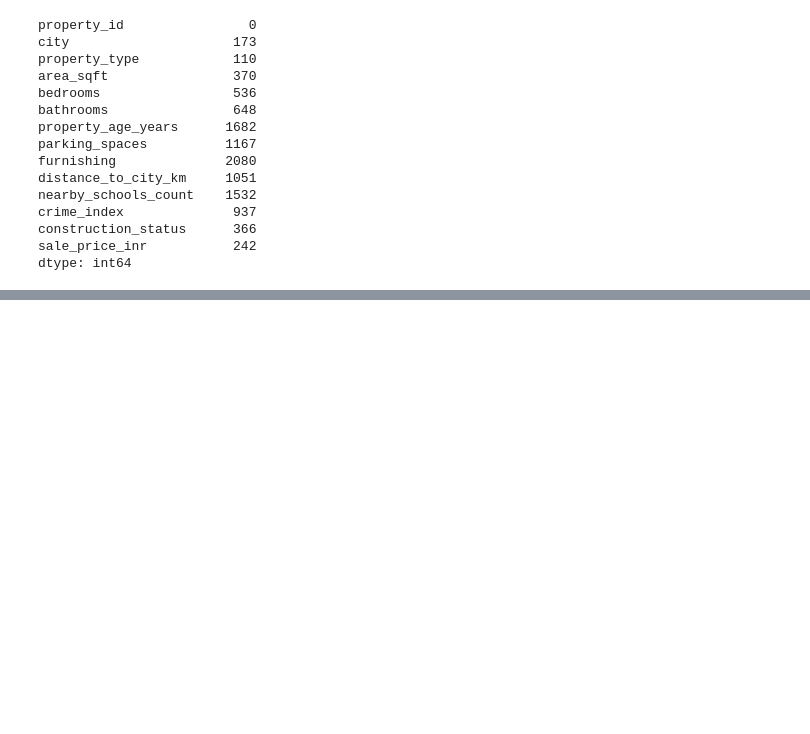
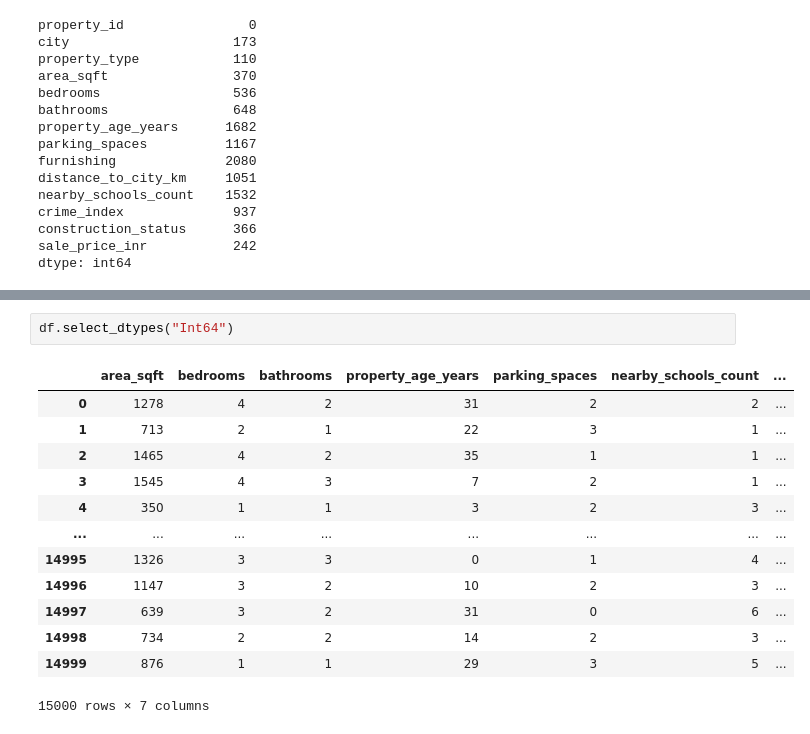
Before and after one commit to roshan-pardeshi/machine-learning, a Jupyter notebook: machine learning/Untitled5.ipynb, the cells around one changed output, grey strips where cells are left out. Drawn from its saved outputs; the diff is of its cells as text; blank space fills up the shorter version.

```diff
--- a/machine learning/Untitled5.ipynb
+++ b/machine learning/Untitled5.ipynb
@@ -151,0 +204,16 @@ dtype: int64
+# %%
+df.select_dtypes("Int64")
+# %% [output]
+|  | area_sqft | bedrooms | bathrooms | property_age_years | parking_spaces | nearby_schools_count | ... |
+| 0 | 1278 | 4 | 2 | 31 | 2 | 2 | ... |
+| 1 | 713 | 2 | 1 | 22 | 3 | 1 | ... |
+| 2 | 1465 | 4 | 2 | 35 | 1 | 1 | ... |
+| 3 | 1545 | 4 | 3 | 7 | 2 | 1 | ... |
+| 4 | 350 | 1 | 1 | 3 | 2 | 3 | ... |
+| ... | ... | ... | ... | ... | ... | ... | ... |
+| 14995 | 1326 | 3 | 3 | 0 | 1 | 4 | ... |
+| 14996 | 1147 | 3 | 2 | 10 | 2 | 3 | ... |
+| 14997 | 639 | 3 | 2 | 31 | 0 | 6 | ... |
+| 14998 | 734 | 2 | 2 | 14 | 2 | 3 | ... |
+| 14999 | 876 | 1 | 1 | 29 | 3 | 5 | ... |
+15000 rows × 7 columns
```
Also changed, not shown: parts of 10 cells of this notebook.
